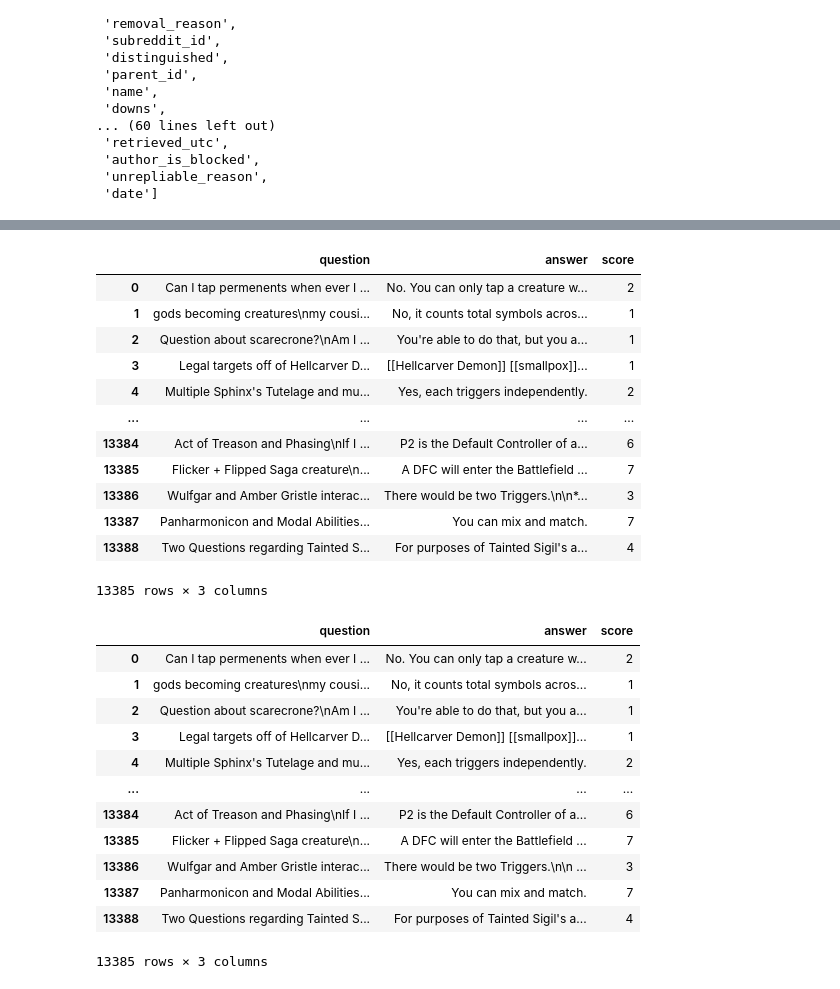
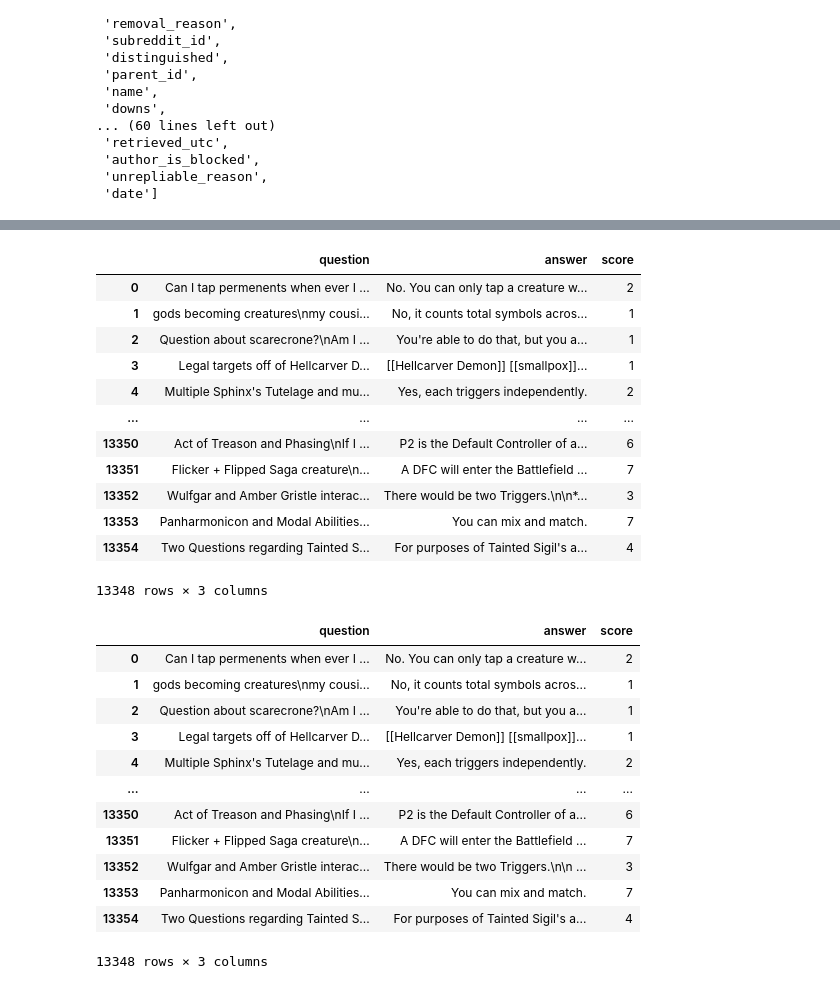
Before and after one commit to Javier-Jimenez99/gatherer-sage, a Jupyter notebook: reddit.ipynb, the cells around one changed output, grey strips where cells are left out. Cells and saved outputs as stored; diff of their text form; code cells hidden in the pictures.

```diff
--- a/reddit.ipynb
+++ b/reddit.ipynb
@@ -16,7 +16,9 @@ def read_reddit_file(path):
 
 
 submissions_df = read_reddit_file("data/reddit/mtgrules_submissions.json")
-submissions_df["full_text"] = submissions_df["title"] + "\n" + submissions_df["selftext"]
+submissions_df["full_text"] = (
+    submissions_df["title"] + "\n" + submissions_df["selftext"]
+)
 submissions_df
 # %% [output]
 |  | downs | link_flair_text | distinguished | media | url | link_flair_css_class | id | edited | ... |
@@ -54,6 +56,7 @@ submissions_df.columns.to_list()
  'full_text']
 # %%
 comments_df = read_reddit_file("data/reddit/mtgrules_comments.json")
+comments_df = comments_df[comments_df["author"] != "MTGCardFetcher"]
 comments_df["link_id"] = comments_df["link_id"].str.replace("t3_", "")
 comments_df = comments_df[comments_df["parent_id"].str.contains("t3_")]
 comments_df
@@ -128,41 +131,44 @@ all_df
 # %%
 df_qa = all_df[["full_text", "body", "score_comment"]]
-df_qa = df_qa.rename(columns={"full_text": "question", "body": "answer", "score_comment": "score"})
+df_qa = df_qa.rename(
+    columns={"full_text": "question", "body": "answer", "score_comment": "score"}
+)
 df_qa = df_qa.dropna()
 
 df_qa
 # %% [output]
 |  | question | answer | score |
 | 0 | Can I tap permenents when ever I ... | No. You can only tap a creature w... | 2 |
 | 1 | gods becoming creatures\nmy cousi... | No, it counts total symbols acros... | 1 |
 | 2 | Question about scarecrone?\nAm I ... | You're able to do that, but you a... | 1 |
 | 3 | Legal targets off of Hellcarver D... | [[Hellcarver Demon]] [[smallpox]]... | 1 |
 | 4 | Multiple Sphinx's Tutelage and mu... | Yes, each triggers independently. | 2 |
 | ... | ... | ... | ... |
-| 13384 | Act of Treason and Phasing\nIf I ... | P2 is the Default Controller of a... | 6 |
-| 13385 | Flicker + Flipped Saga creature\n... | A DFC will enter the Battlefield ... | 7 |
-| 13386 | Wulfgar and Amber Gristle interac... | There would be two Triggers.\n\n*... | 3 |
-| 13387 | Panharmonicon and Modal Abilities... | You can mix and match. | 7 |
-| 13388 | Two Questions regarding Tainted S... | For purposes of Tainted Sigil's a... | 4 |
+| 13350 | Act of Treason and Phasing\nIf I ... | P2 is the Default Controller of a... | 6 |
+| 13351 | Flicker + Flipped Saga creature\n... | A DFC will enter the Battlefield ... | 7 |
+| 13352 | Wulfgar and Amber Gristle interac... | There would be two Triggers.\n\n*... | 3 |
+| 13353 | Panharmonicon and Modal Abilities... | You can mix and match. | 7 |
+| 13354 | Two Questions regarding Tainted S... | For purposes of Tainted Sigil's a... | 4 |
-13385 rows × 3 columns
+13348 rows × 3 columns
 # %%
 import re
 
+
 def clean_text(text):
     # Protect card names in double brackets
-    card_names = re.findall(r'\[\[.*?\]\]', text)
-    card_dict = {f'<<{i}>>': card_names[i] for i in range(len(card_names))}
+    card_names = re.findall(r"\[\[.*?\]\]", text)
+    card_dict = {f"<<{i}>>": card_names[i] for i in range(len(card_names))}
     for key, value in card_dict.items():
         text = text.replace(value, key)
 
     # Remove Markdown URLs
-    text = re.sub(r'\[.*?\]\(.*?\)', '', text)
+    text = re.sub(r"\[.*?\]\(.*?\)", "", text)
 
     # Remove standalone URLs
-    text = re.sub(r'http[s]?://\S+', '', text)
+    text = re.sub(r"http[s]?://\S+", "", text)
 
     # Remove Markdown syntax (bold, italic)
-    text = re.sub(r'\*{1,2}|_{1,2}', '', text)
+    text = re.sub(r"\*{1,2}|_{1,2}", "", text)
 
     # Restore card names
     for key, value in card_dict.items():
@@ -170,6 +176,7 @@ def clean_text(text):
 
     return text
 
+
 df_qa["question"] = df_qa["question"].apply(clean_text)
 df_qa["answer"] = df_qa["answer"].apply(clean_text)
 df_qa = df_qa.dropna()
@@ -183,9 +190,9 @@ df_qa
 | 3 | Legal targets off of Hellcarver D... | [[Hellcarver Demon]] [[smallpox]]... | 1 |
 | 4 | Multiple Sphinx's Tutelage and mu... | Yes, each triggers independently. | 2 |
 | ... | ... | ... | ... |
-| 13384 | Act of Treason and Phasing\nIf I ... | P2 is the Default Controller of a... | 6 |
-| 13385 | Flicker + Flipped Saga creature\n... | A DFC will enter the Battlefield ... | 7 |
-| 13386 | Wulfgar and Amber Gristle interac... | There would be two Triggers.\n\n ... | 3 |
-| 13387 | Panharmonicon and Modal Abilities... | You can mix and match. | 7 |
-| 13388 | Two Questions regarding Tainted S... | For purposes of Tainted Sigil's a... | 4 |
+| 13350 | Act of Treason and Phasing\nIf I ... | P2 is the Default Controller of a... | 6 |
+| 13351 | Flicker + Flipped Saga creature\n... | A DFC will enter the Battlefield ... | 7 |
+| 13352 | Wulfgar and Amber Gristle interac... | There would be two Triggers.\n\n ... | 3 |
+| 13353 | Panharmonicon and Modal Abilities... | You can mix and match. | 7 |
+| 13354 | Two Questions regarding Tainted S... | For purposes of Tainted Sigil's a... | 4 |
-13385 rows × 3 columns
+13348 rows × 3 columns
```
Also changed, not shown: parts of 3 cells of this notebook, 1 other file.
